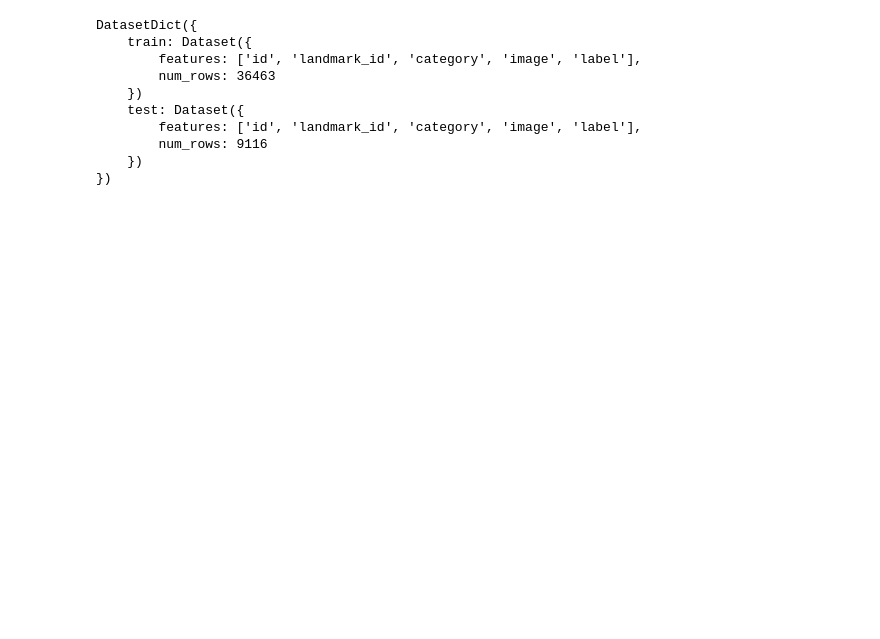
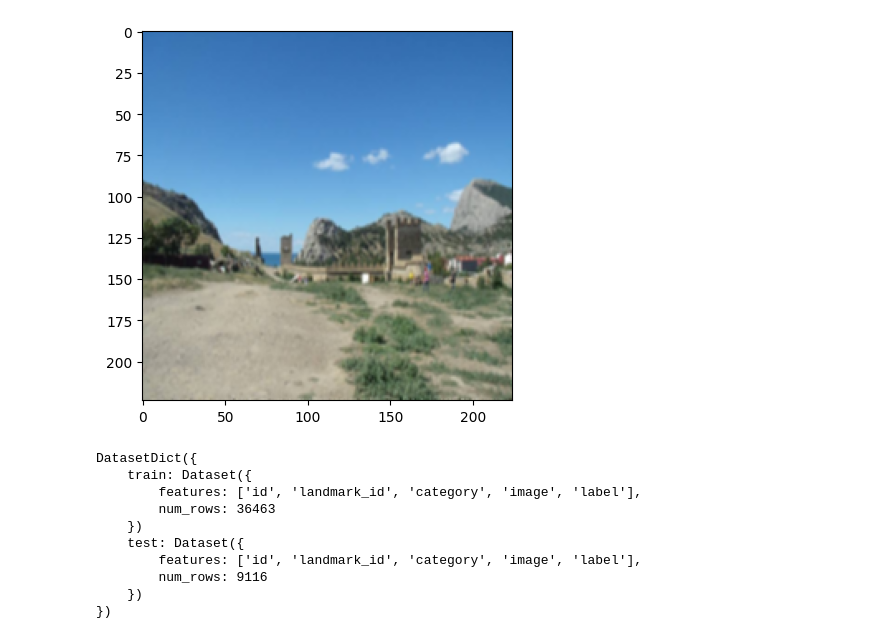
Before and after one commit to FinnS17/lazy-landmark-finder, a Jupyter notebook: playground.ipynb, the cells around one changed output. Saved outputs shown, nothing was run; the diff lists cells and outputs as text; code cells hidden in the pictures; blank space fills up the shorter version.

```diff
--- a/playground.ipynb
+++ b/playground.ipynb
@@ -1,3 +1,18 @@
+# %%
+from datasets import load_dataset
+from transforms import get_eval_lazy_transform
+import random
+import matplotlib.pyplot as plt
+
+dataset = load_dataset("pemujo/GLDv2_Top_51_Categories")
+
+selected_images = []
+
+for x in iter(random.sample(range(100), 5)):
+    img = dataset["test"][x]["image"]
+    plt.imshow(img)
+# %% [output]
+[figure, added]
 # %%
 from datasets import load_dataset
 # %%
```
Also changed, not shown: parts of 1 cell of this notebook, 3 other files.
